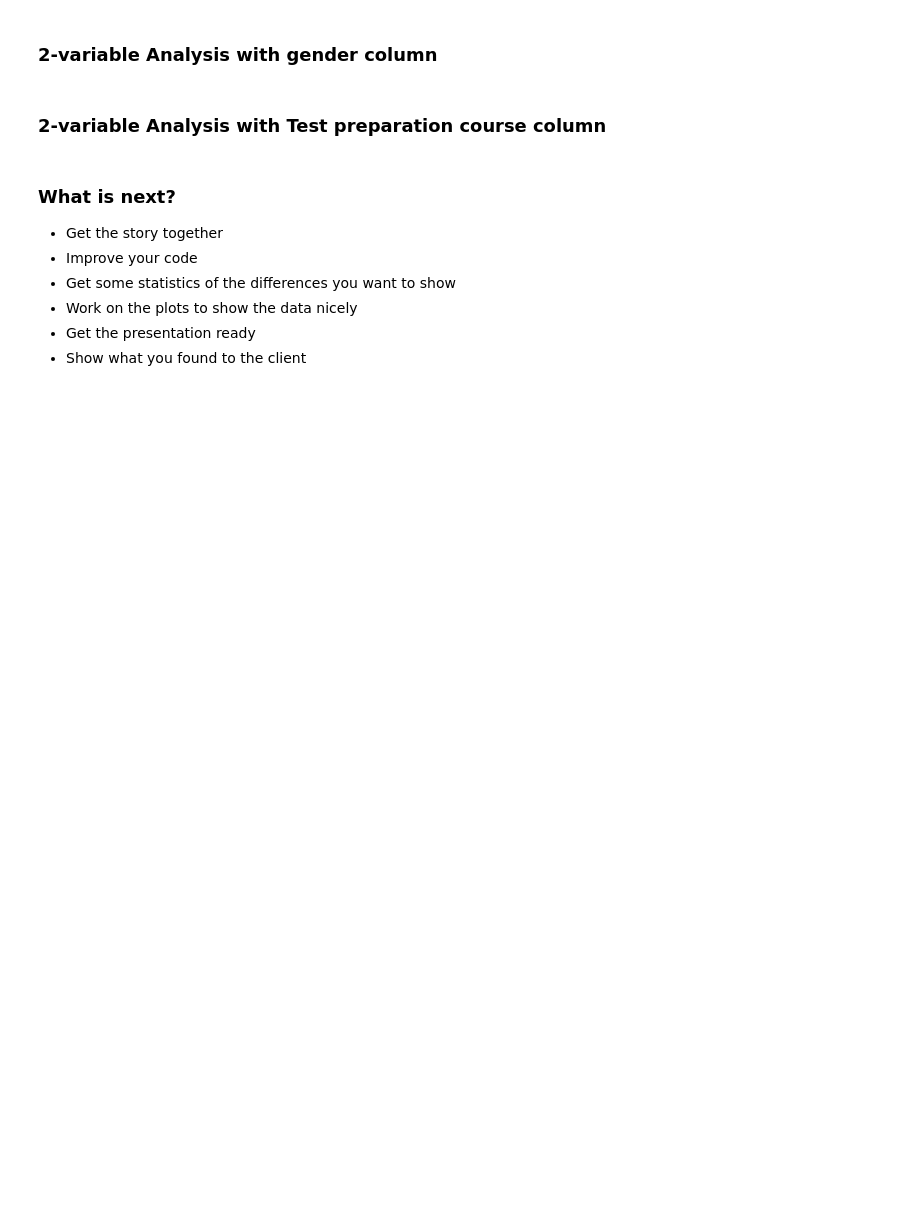
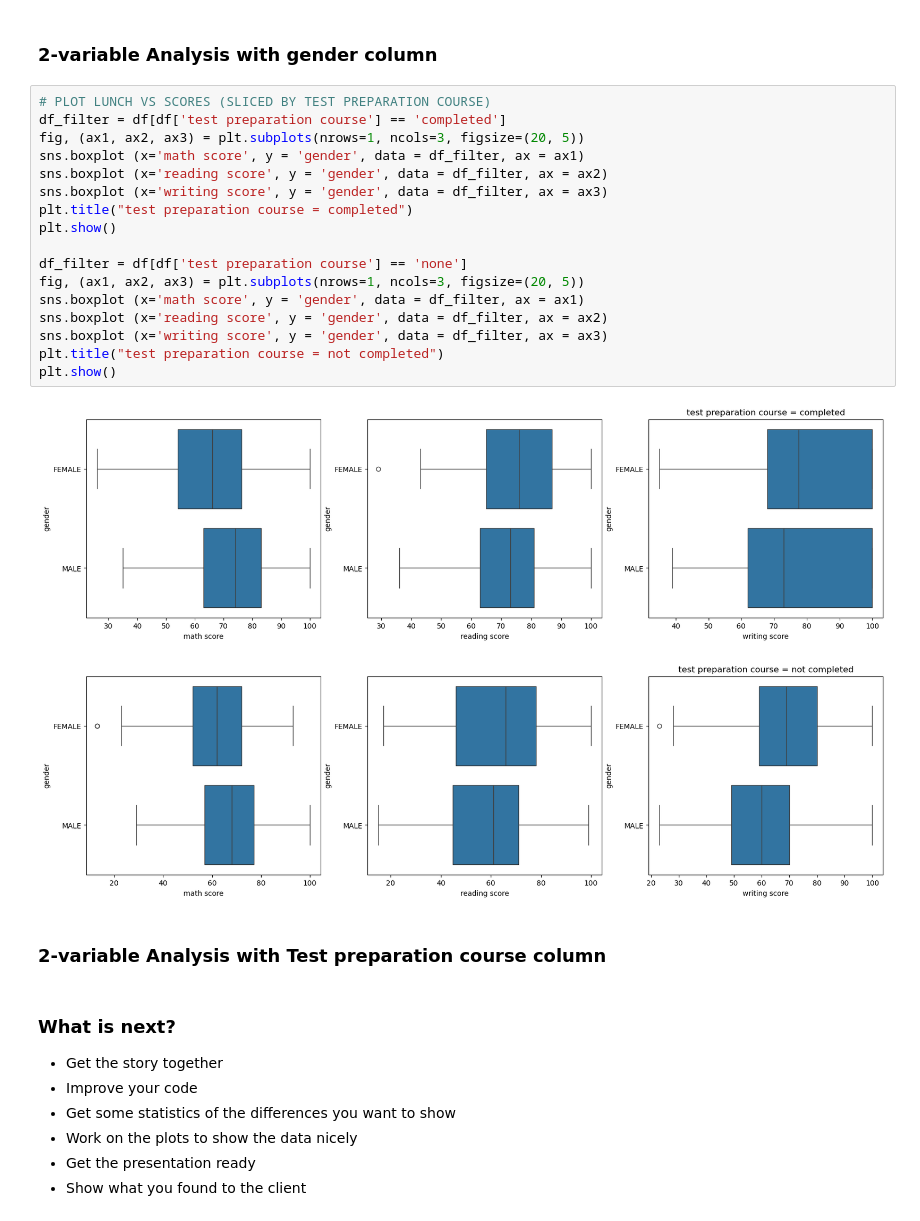
Before and after one commit to ofaliven/TestSchool, a Jupyter notebook: empty_hackathon_UseCase_OF.ipynb, the cells around one changed output. Drawn from its saved outputs; the diff is of its cells as text; blank space fills up the shorter version.

```diff
--- a/empty_hackathon_UseCase.ipynb
+++ b/empty_hackathon_UseCase_OF.ipynb
@@ -360,5 +380,25 @@ Let's go deeper
 # %% [markdown]
 ### 2-variable Analysis with gender column
+# %%
+# PLOT LUNCH VS SCORES (SLICED BY TEST PREPARATION COURSE)
+df_filter = df[df['test preparation course'] == 'completed']
+fig, (ax1, ax2, ax3) = plt.subplots(nrows=1, ncols=3, figsize=(20, 5))
+sns.boxplot (x='math score', y = 'gender', data = df_filter, ax = ax1)
+sns.boxplot (x='reading score', y = 'gender', data = df_filter, ax = ax2)
+sns.boxplot (x='writing score', y = 'gender', data = df_filter, ax = ax3)
+plt.title("test preparation course = completed")
+plt.show()
+
+df_filter = df[df['test preparation course'] == 'none']
+fig, (ax1, ax2, ax3) = plt.subplots(nrows=1, ncols=3, figsize=(20, 5))
+sns.boxplot (x='math score', y = 'gender', data = df_filter, ax = ax1)
+sns.boxplot (x='reading score', y = 'gender', data = df_filter, ax = ax2)
+sns.boxplot (x='writing score', y = 'gender', data = df_filter, ax = ax3)
+plt.title("test preparation course = not completed")
+plt.show()
+# %% [output]
+[figure, added]
+[figure, added]
 # %% [markdown]
 ### 2-variable Analysis with Test preparation course column
 # %% [markdown]
```
Also changed, not shown: parts of 17 cells of this notebook, 2 other files.
